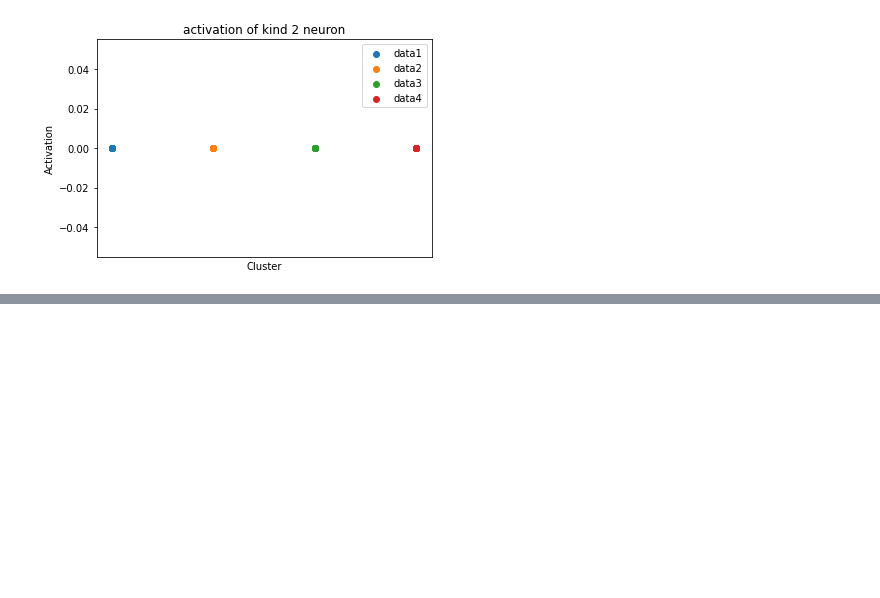
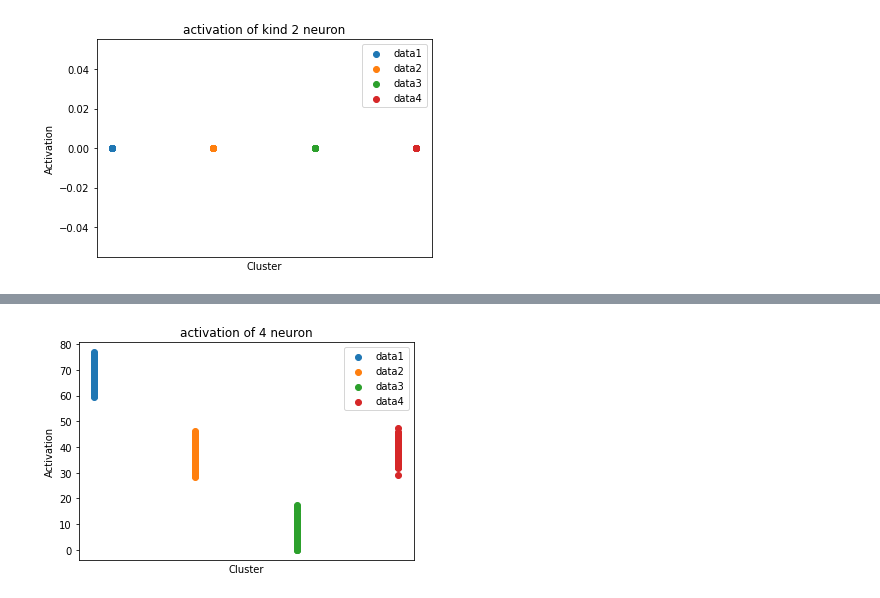
Before and after one commit to KeitaW/Colab-Notebooks, a Jupyter notebook: 210530_students_ans.ipynb, the cells around one changed output, grey strips where cells are left out. Saved outputs shown, nothing was run; the diff lists cells and outputs as text; code cells hidden in the pictures; blank space fills up the shorter version.

```diff
--- a/210530_students_ans.ipynb
+++ b/210530_students_ans.ipynb
@@ -264,0 +302,12 @@ check_activation(neuron10, "kind 2")
+# %%
+layer1 = [[neuron1, neuron2, neuron3]]
+# %%
+neuron4 = Neuron(
+    W=np.array([[-1.0, 0.0, 1.0]]),
+    bias=-1,
+    layers =layer1
+)
+# %%
+check_activation(neuron4, "4")
+# %% [output]
+[figure, added]
```
Also changed, not shown: parts of 295 cells of this notebook.
